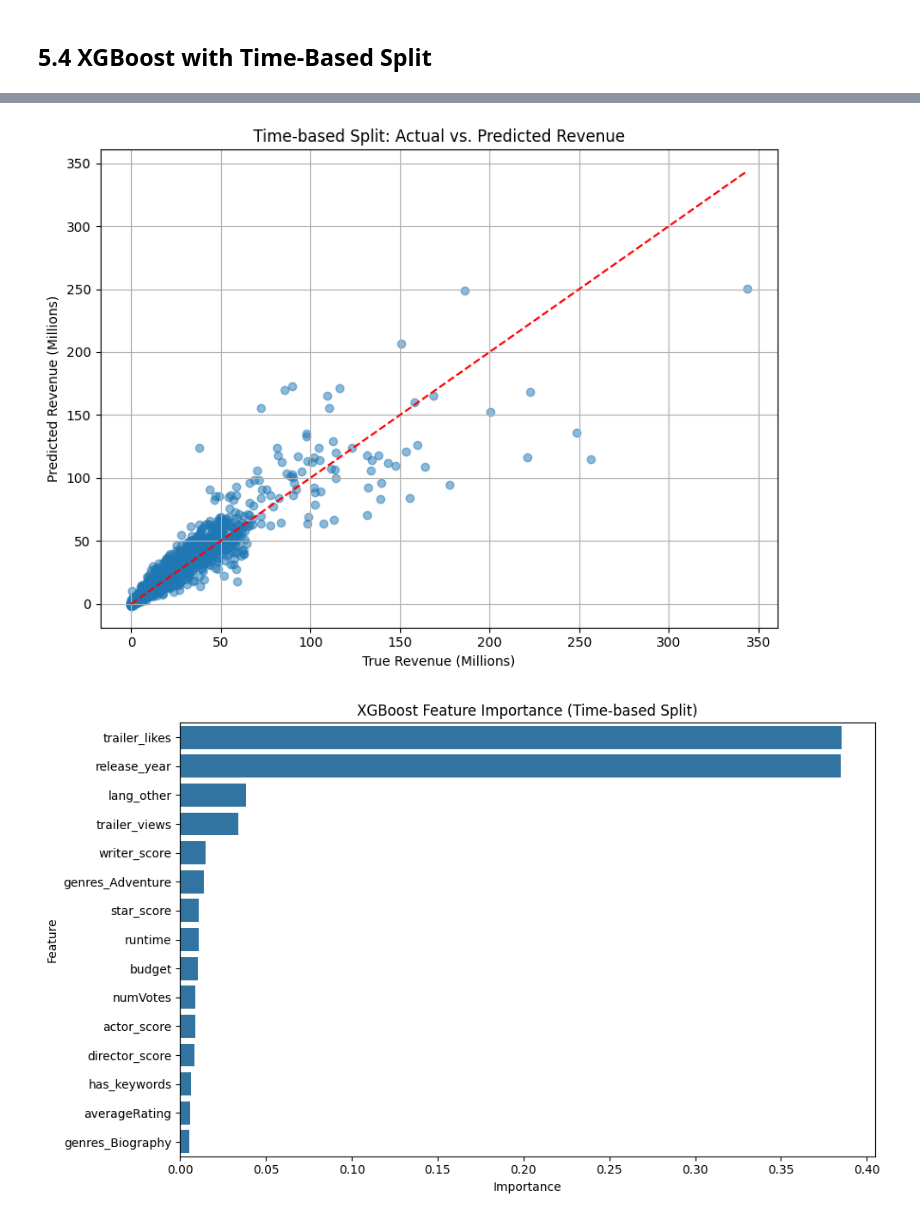
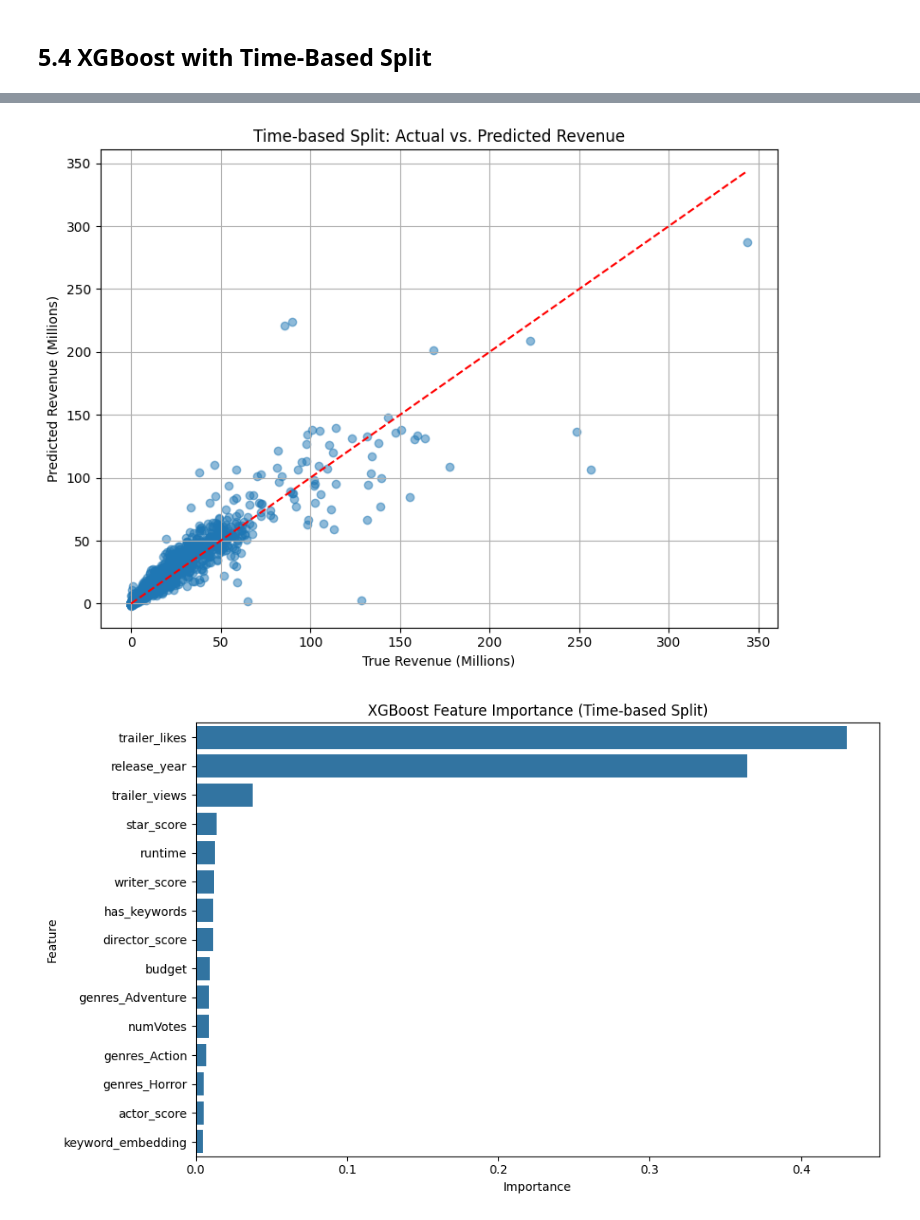
Before and after one commit to Eric7895/Movie_Revenue_Web_Application, a Jupyter notebook: FinalModel.ipynb, the cells around one changed output, grey strips where cells are left out. Drawn from its saved outputs; the diff is of its cells as text; code cells hidden in the pictures.

```diff
--- a/FinalModel.ipynb
+++ b/FinalModel.ipynb
@@ -442,6 +442,7 @@ else:
     # Convert to datetime and extract year if not already done
     df_for_time_split["release_date"] = pd.to_datetime(df_for_time_split["release_date"], errors="coerce")
     df_for_time_split["release_year"] = df_for_time_split["release_date"].dt.year
+    df_for_time_split = df_for_time_split.sort_values(by='release_date')
 
     # Define columns to drop for feature selection
     drop_cols = [
@@ -465,7 +466,7 @@ else:
     #train_years = [year for year in all_years if year < boundary_year]
     #test_years = [year for year in all_years if year >= boundary_year]
 
-    X_train, X_test, y_train, y_test = train_test_split(X, y, test_size=0.2, shuffle=False)
+    X_train, X_test, y_train, y_test = train_test_split(X_time, y_time, test_size=0.2, shuffle=False)
 
     print(f"Time-based splitting by release_year...")
     print("Train years:", X_train["release_year"].unique())
@@ -559,2 +567,2 @@ Test R²: 0.8588
-[figure, old version]
+[figure, new version]
-[figure, old version]
+[figure, new version]
```
Also changed, not shown: parts of 13 cells of this notebook, 18 other files.
